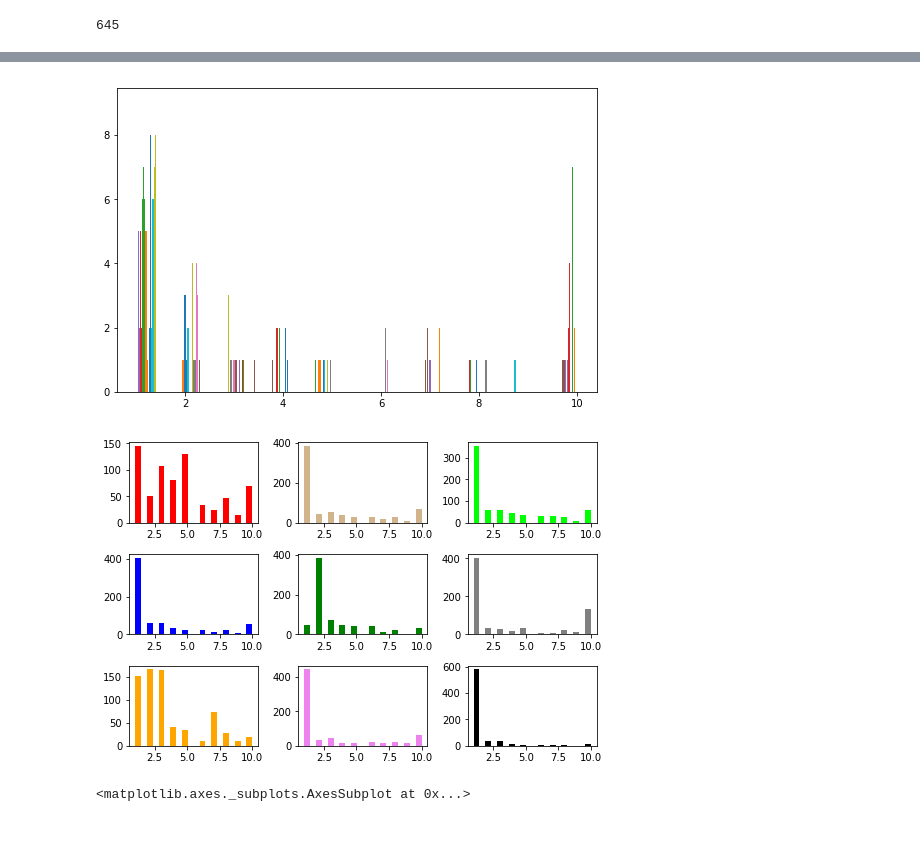
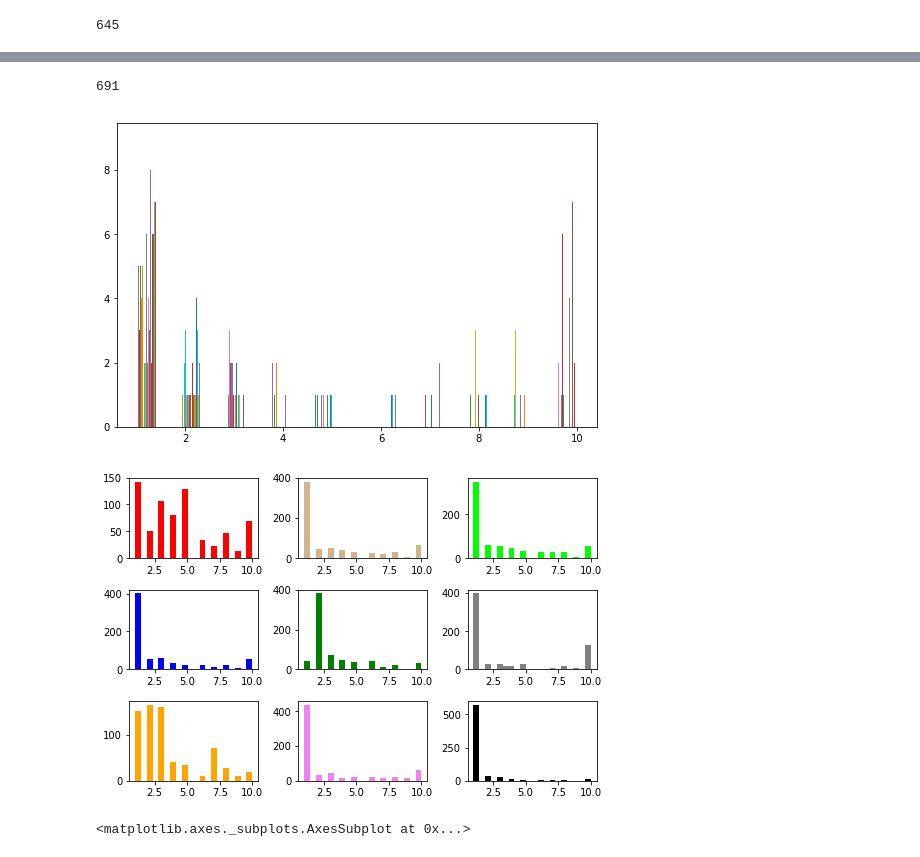
Before and after one commit to harshallpandit/INFO-I590-Python, a Jupyter notebook: code/Final_Part_II.ipynb, the cells around one changed output, grey strips where cells are left out. Cells and saved outputs as stored; diff of their text form; code cells hidden in the pictures.

```diff
--- a/code/Final_Part_II.ipynb
+++ b/code/Final_Part_II.ipynb
@@ -70,5 +73,5 @@ bcw_clean = bcw[['A2', 'A3', 'A4', 'A5', 'A6', 'A7', 'A8', 'A9', 'A10', 'CLASS']
 # %%
-bcw_clean = bcw[['A2', 'A3', 'A4', 'A5', 'A6', 'A7', 'A8', 'A9', 'A10', 'CLASS']].fillna(bcw.mean(skipna=True, numeric_only=True))
+bcw_clean = bcw[['Scn','A2', 'A3', 'A4', 'A5', 'A6', 'A7', 'A8', 'A9', 'A10', 'CLASS']].fillna(bcw.mean(skipna=True, numeric_only=True))
 # %%
 #summary statistics
 bcw_clean[['A2', 'A3', 'A4', 'A5', 'A6', 'A7', 'A8', 'A9', 'A10', 'CLASS']].describe()
@@ -101,3 +126,15 @@ Index(['Scn', 'A2', 'A3', 'A4', 'A5', 'A6', 'A7', 'A8', 'A9', 'A10', 'CLASS'], d
+# %%
+#the drop_duplicates function keep the first entry of a sample and removes entries that are duplicates across the
+#entire row, i.e. they are duplicate entries across every column
+bcw_clean = bcw_clean.drop_duplicates()
+# %%
+#this is to validate that the data was changed in reference to the prior len(bcw)
+len(bcw_clean)
+#8 records were removed because they were duplicates across every column in the dataframe
+#there are other non-unique Scns that have multiple measurements and those were kept within the dataframe
+#to show where there were changes in some measurements
+# %% [output]
+691
 # %%
 #Draw histograms for columns A2-A10
 bcw_subset = bcw_clean[['A2', 'A3', 'A4', 'A5', 'A6', 'A7', 'A8', 'A9', 'A10']]
@@ -105,34 +142,34 @@ plt.hist(bcw_subset, bins=20)
 plt.tight_layout(rect=(0, 0, 1.2, 1.2))
 plt.show()
 # %% [output]
-[figure, old version]
+[figure, new version]
 # %%
 #Draw histograms for columns A2-A10 - histograms as subplots
 fig, axes = plt.subplots(nrows=3, ncols=3)
 ax0, ax1, ax2, ax3, ax4, ax5, ax6, ax7, ax8 = axes.flatten()
 
-ax0.hist(bcw['A2'], histtype='bar', color='red', bins=20)
+ax0.hist(bcw_clean['A2'], histtype='bar', color='red', bins=20)
 
-ax1.hist(bcw['A3'], histtype='bar',color='tan', bins=20)
+ax1.hist(bcw_clean['A3'], histtype='bar',color='tan', bins=20)
 
-ax2.hist(bcw['A4'], histtype='bar',color='lime',bins=20)
+ax2.hist(bcw_clean['A4'], histtype='bar',color='lime',bins=20)
 
-ax3.hist(bcw['A5'], histtype='bar',color='blue',bins=20)
+ax3.hist(bcw_clean['A5'], histtype='bar',color='blue',bins=20)
 
-ax4.hist(bcw['A6'], histtype='bar',color='green',bins=20)
+ax4.hist(bcw_clean['A6'], histtype='bar',color='green',bins=20)
 
-ax5.hist(bcw['A7'], histtype='bar',color='gray',bins=20)
+ax5.hist(bcw_clean['A7'], histtype='bar',color='gray',bins=20)
 
-ax6.hist(bcw['A8'], histtype='bar',color='orange',bins=20)
+ax6.hist(bcw_clean['A8'], histtype='bar',color='orange',bins=20)
 
-ax7.hist(bcw['A9'], histtype='bar',color='violet',bins=20)
+ax7.hist(bcw_clean['A9'], histtype='bar',color='violet',bins=20)
 
-ax8.hist(bcw['A10'], histtype='bar',color='black',bins=20)
+ax8.hist(bcw_clean['A10'], histtype='bar',color='black',bins=20)
 
 fig.tight_layout(rect=(0, 0, 1.2, 1.2))
 plt.show()
 # %% [output]
-[figure, old version]
+[figure, new version]
 # %%
 #Draw a bar plot for CLASS - you can use groupby to see counts of benign and malignant values or you can count
 #values directly using pd.value_counts() function and apply it to plot.bar() function.
```
Also changed, not shown: parts of 16 cells of this notebook.
